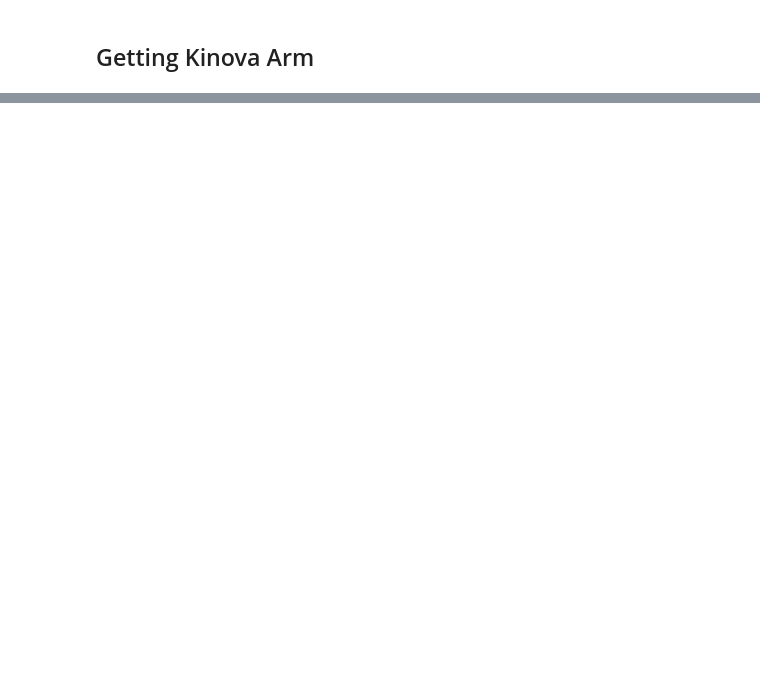
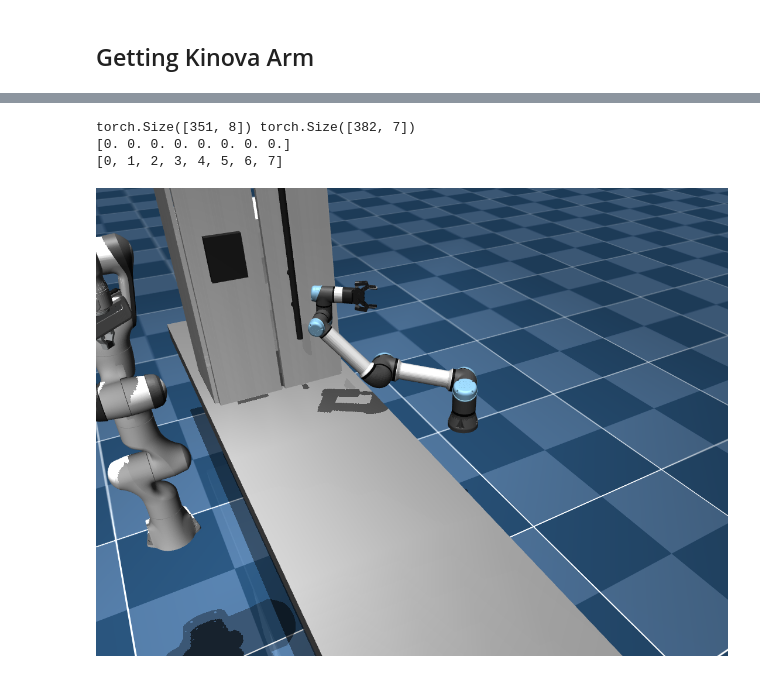
Before and after one commit to vignesh-anand/robot-collab-v2, a Jupyter notebook: testing_pyMJCF.ipynb, the cells around one changed output, grey strips where cells are left out. Saved outputs shown, nothing was run; the diff lists cells and outputs as text; code cells hidden in the pictures; blank space fills up the shorter version.

```diff
--- a/testing_pyMJCF.ipynb
+++ b/testing_pyMJCF.ipynb
@@ -2180,0 +2464,15 @@ img
+# %%
+doorhinge_pos = doorcabinet.physics.named.data.xpos["cabinet/right_door_handle"]
+doorhinge_quat = np.array([ 0., -0.707, 0., 0.707 ])
+keycard_pos = doorcabinet.physics.named.data.xpos["keycard"]
+keycard_quat = np.array([ 0., 1., 0., 0. ])
+keyreader_pos = doorcabinet.physics.named.data.xpos["cabinet/key-reader"]
+keyreader_quat = np.array([ 0., -0.707, 0., 0.707 ])
+
+
+doorhinge_pose = np.concatenate([doorhinge_pos, doorhinge_quat])
+keycard_pose = np.concatenate([keycard_pos, keycard_quat])
+keyreader_pose = np.concatenate([keyreader_pos, keyreader_quat])
+
+ur5e_pose = doorcabinet.get_robot_pose("ur5e/")
+panda_pose = doorcabinet.get_robot_pose("panda/")
@@ -2180,0 +2493,10 @@ img
+# %%
+### Generate Motion Config Objects ###
+panda_motion_config = MotionGenConfig.load_from_robot_config("franka_mobile.yml", panda_world_config.world_config, interpolation_dt=1/30, collision_activation_distance=0.01, trajopt_dt = 0.05)
+panda_motion_gen = MotionGen(panda_motion_config)
+panda_motion_gen.warmup(parallel_finetune=True)
+
+
+ur5e_motion_config = MotionGenConfig.load_from_robot_config("ur5e.yml", ur5e_world_config.world_config, interpolation_dt=1/30, collision_activation_distance=0.1, trajopt_dt = 0.05)
+ur5e_motion_gen = MotionGen(ur5e_motion_config)
+ur5e_motion_gen.warmup(parallel_finetune=True)
@@ -2180,0 +2567,3 @@ img
+# %%
+ur5e_trajectory = torch.hstack((torch.zeros((len(ur5e_trajectory), 1)).to(device), ur5e_trajectory))
+ur5e_trajectory.shape
@@ -2180,0 +2640,21 @@ img
+# %%
+print(panda_trajectory.shape, ur5e_trajectory.shape)
+print(doorcabinet.physics.data.ctrl[doorcabinet.joint_ids["panda"]["ctrl"]])
+print(doorcabinet.joint_ids["panda"]["ctrl"])
+
+traj = {"panda": {}, "ur5e": {}}
+traj["panda"]["position"] = panda_trajectory.cpu().detach().numpy()
+traj["ur5e"]["position"] = ur5e_trajectory.cpu().detach().numpy()
+# %% [output]
+torch.Size([351, 8]) torch.Size([382, 7])
+[0. 0. 0. 0. 0. 0. 0. 0.]
+[0, 1, 2, 3, 4, 5, 6, 7]
+# %%
+# traj["panda"]["position"][-1]
+### Rendering Panda against Keycard ###
+# doorcabinet.render_image(cam_id = 0, qpos = traj["panda"]["position"][-1], qpos_id = doorcabinet.joint_ids["panda"]["qpos"])
+
+### Rendering UR5e against Door Handle ###
+doorcabinet.render_image(cam_id = 0, qpos = traj["ur5e"]["position"][-1], qpos_id = doorcabinet.joint_ids["ur5e"]["qpos"])
+# %% [output]
+[figure, added]
```
Also changed, not shown: parts of 103 cells of this notebook, 16 other files.
